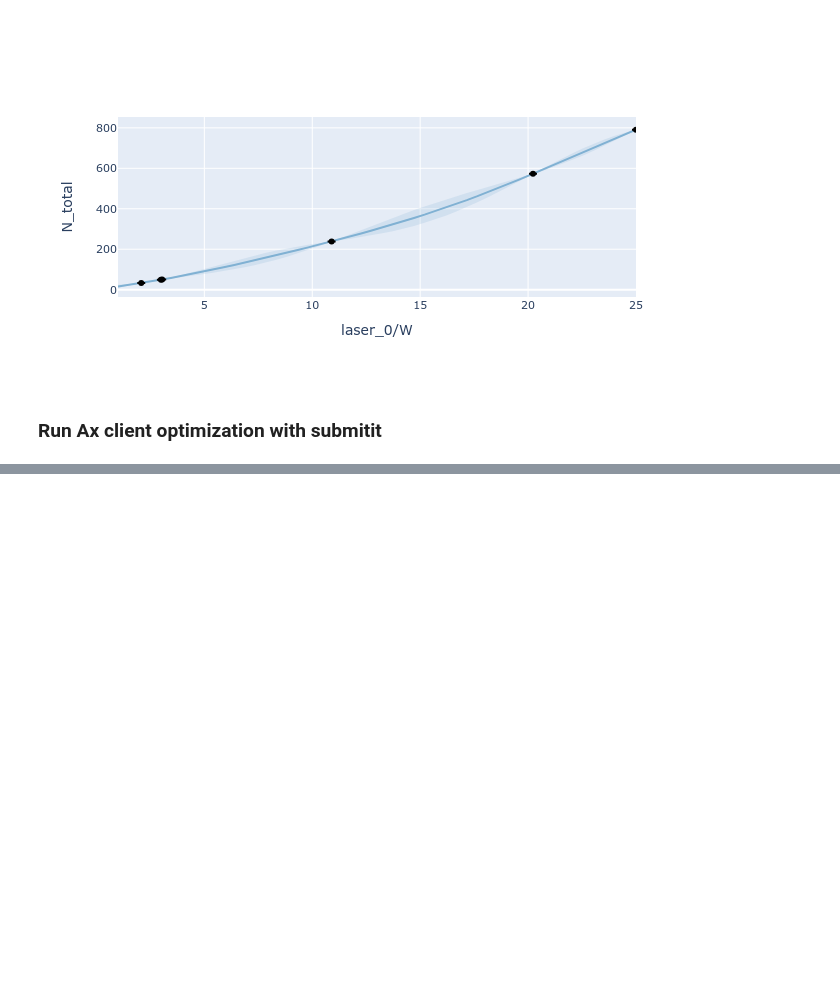
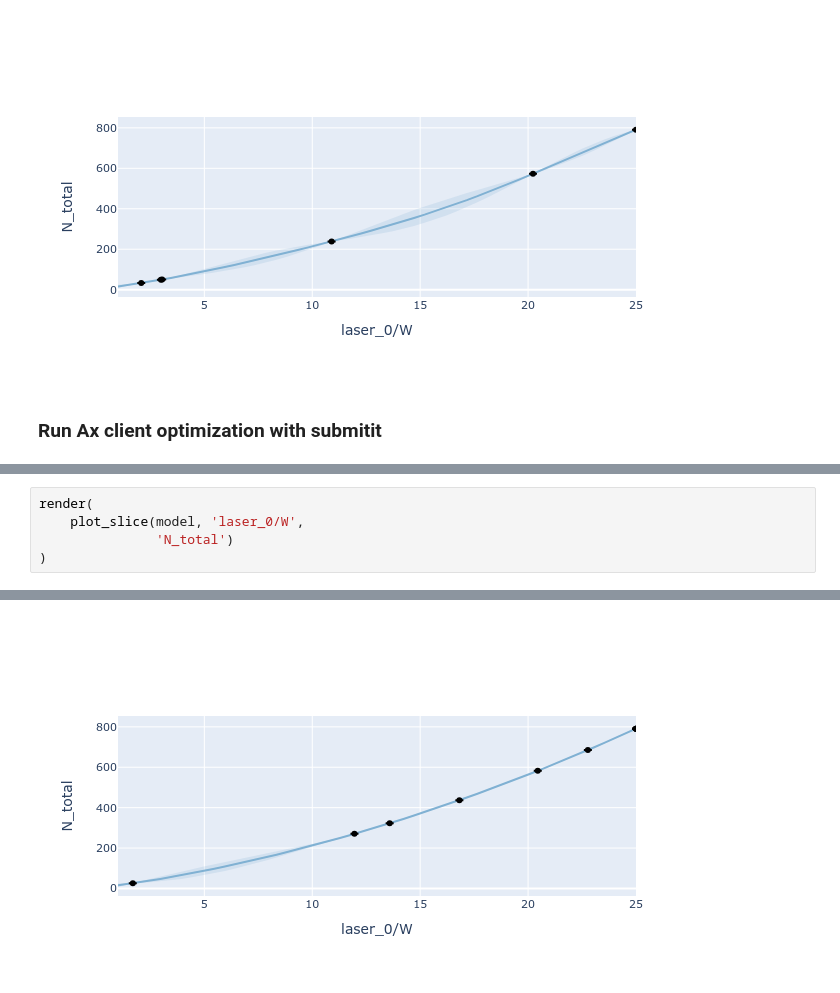
Before and after one commit to maxbalrog/light-by-light-botorch, a Jupyter notebook: usage.ipynb, the cells around one changed output, grey strips where cells are left out. Saved outputs shown, nothing was run; the diff lists cells and outputs as text; blank space fills up the shorter version.

```diff
--- a/test.ipynb
+++ b/usage.ipynb
@@ -290,0 +383,6 @@ render(
+# %%
+render(
+    plot_slice(model, 'laser_0/W',
+               'N_total')
+)
+# %% [output]
@@ -290,0 +390 @@ render(
+[figure, added]
```
Also changed, not shown: parts of 8 cells of this notebook, 2 other files.
